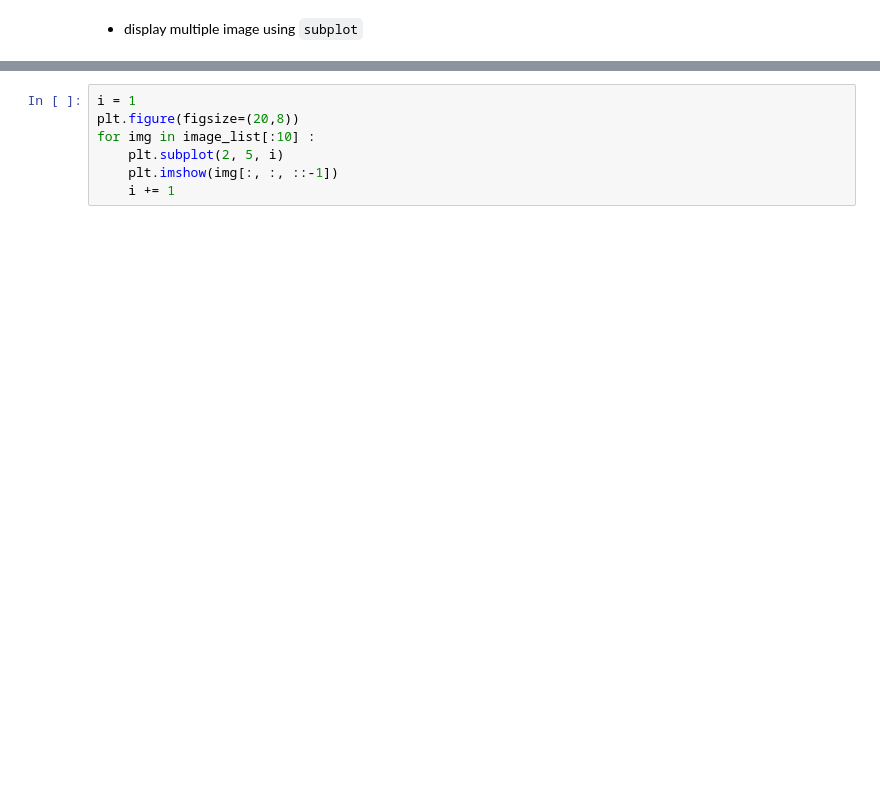
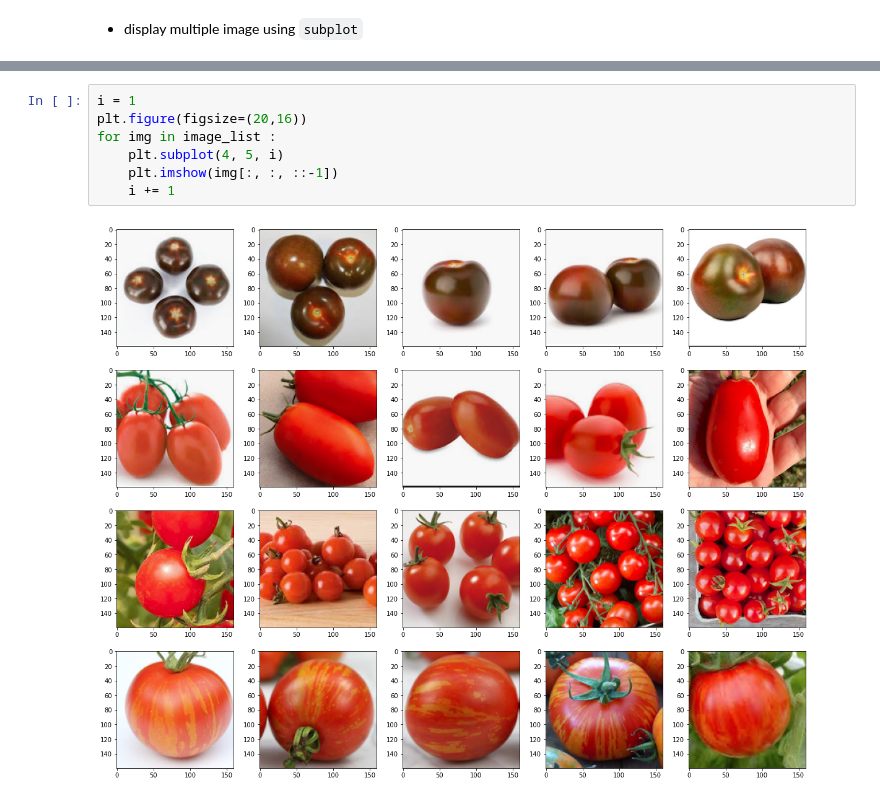
Before and after one commit to Muhammad-Yunus/Materi-Training, a Jupyter notebook: H. Klasifikasi Tomat - OpenCV/07. OpenCV - Read, Display, Write/OpenCV - Read, Display, Write.ipynb, the cells around one changed output, grey strips where cells are left out. Cells and saved outputs as stored; diff of their text form; blank space fills up the shorter version.

```diff
--- a/H. Klasifikasi Tomat - OpenCV/07. OpenCV - Read, Display, Write/OpenCV - Read, Display, Write.ipynb
+++ b/H. Klasifikasi Tomat - OpenCV/07. OpenCV - Read, Display, Write/OpenCV - Read, Display, Write.ipynb
@@ -214,7 +322,9 @@ for img in image_list:
 # %%
 i = 1
-plt.figure(figsize=(20,8))
-for img in image_list[:10] :
-    plt.subplot(2, 5, i)
+plt.figure(figsize=(20,16))
+for img in image_list :
+    plt.subplot(4, 5, i)
     plt.imshow(img[:, :, ::-1])
     i += 1
+# %% [output]
+[figure, added]
```
Also changed, not shown: parts of 30 cells of this notebook, 36 other files.
